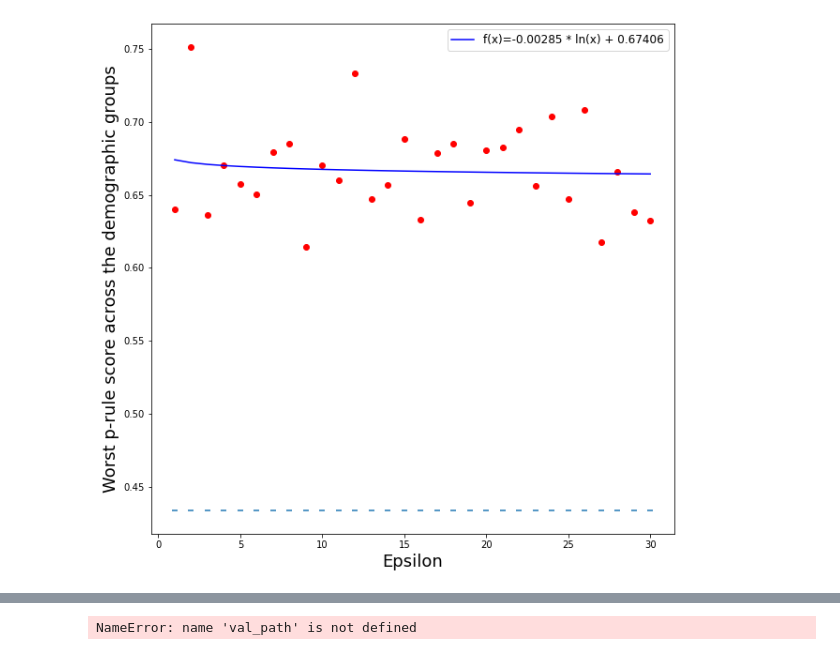
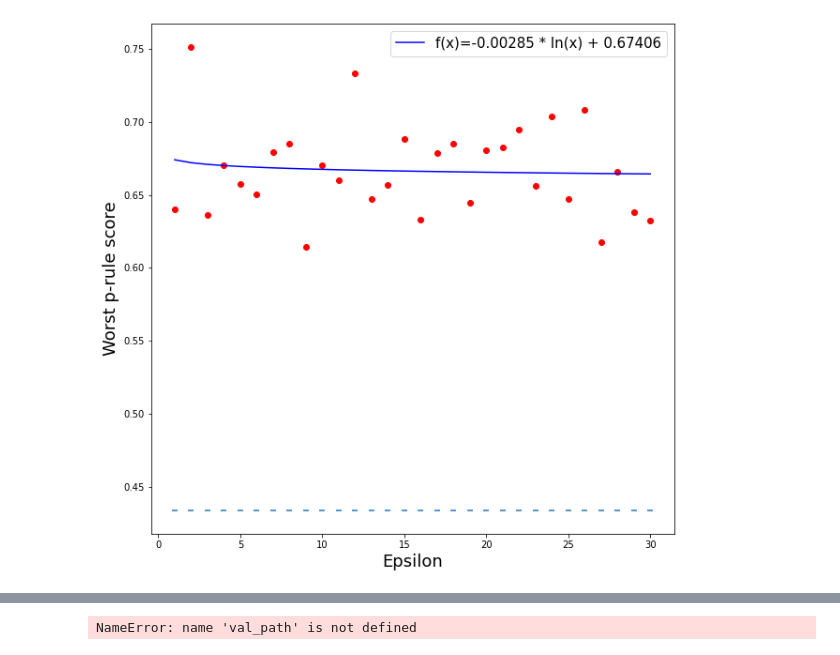
Before and after one commit to ramuld12/bachelorThesis, a Jupyter notebook: EvaluateFairnessWildsModels.ipynb, the cells around one changed output, grey strips where cells are left out. Cells and saved outputs as stored; diff of their text form; code cells hidden in the pictures.

```diff
--- a/EvaluateFairnessWildsModels.ipynb
+++ b/EvaluateFairnessWildsModels.ipynb
@@ -326,8 +326,8 @@ plt.plot(epsilons, m*np.log(epsilons) + b, color='b', label='f(x)='+"{:.5f}".for
 #plt.plot(epsilons, 0*epsilons + pRuleMin)
 #plt.title("", fontsize=18)
 plt.xlabel("Epsilon", fontsize=18)
-plt.ylabel("Worst p-rule score across the demographic groups", fontsize=18)
-plt.legend(loc="upper right", fontsize=12)
+plt.ylabel("Worst p-rule score", fontsize=18)
+plt.legend(loc="upper right", fontsize=15)
 plt.savefig('5OfficialMinWilds1to30eps.png', bbox_inches='tight')
 plt.show()
 # %% [output]
@@ -341,14 +341,14 @@ Time:                        14:21:52   Log-Likelihood:                 61.479
 No. Observations:                  30   AIC:                            -119.0
 Df Residuals:                      28   BIC:                            -116.2
 Df Model:                           1
 Covariance Type:            nonrobust
 ==============================================================================
 ... (9 lines left out)
 ==============================================================================
 
 Notes:
 [1] Standard Errors assume that the covariance matrix of the errors is correctly specified.
-[figure, old version]
+[figure, new version]
 # %%
 # PLOT OFFICIAL P-RULE Mean
 
```
Also changed, not shown: parts of 7 cells of this notebook, 1 other file.
